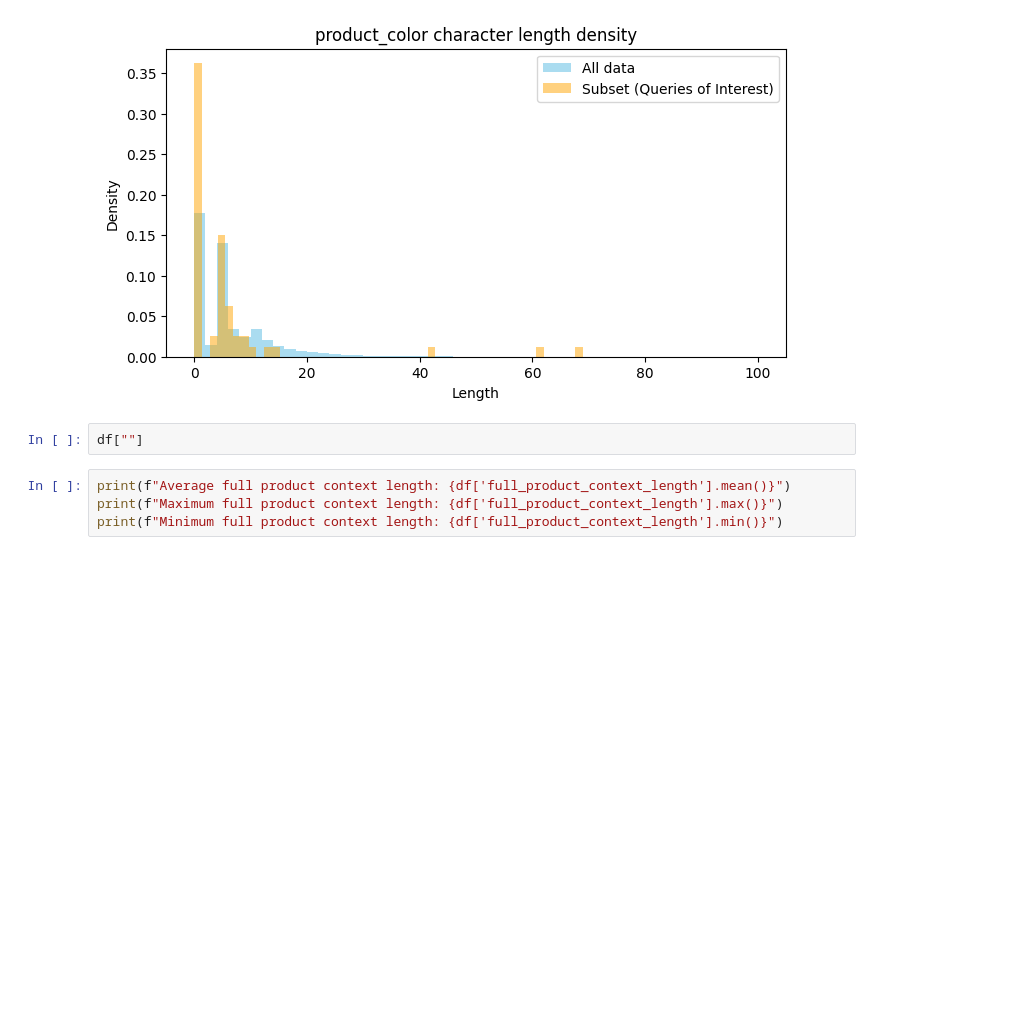
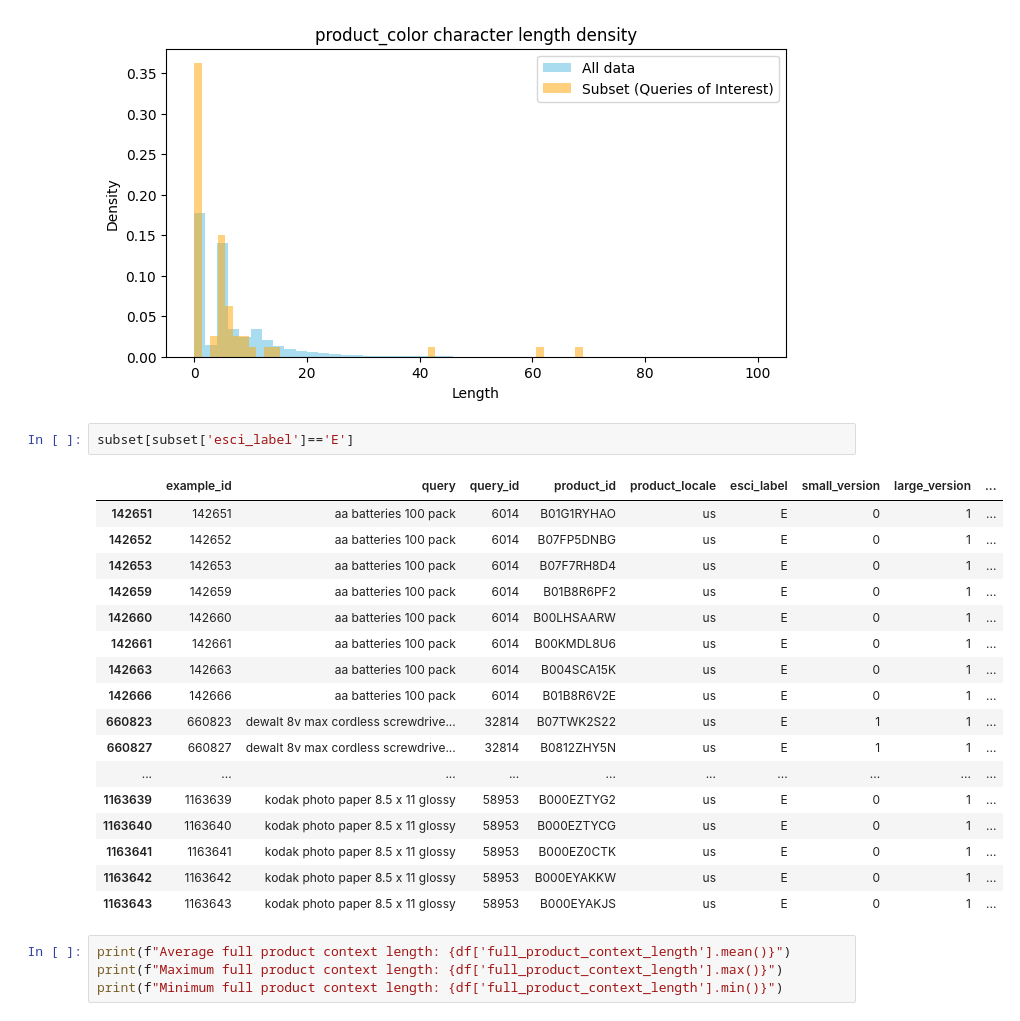
Before and after one commit to atastats/grainger_project, a Jupyter notebook: label_verification/notebooks/eda.ipynb, the cells around one changed output. Saved outputs shown, nothing was run; the diff lists cells and outputs as text; blank space fills up the shorter version.

```diff
--- a/label_verification/notebooks/eda.ipynb
+++ b/label_verification/notebooks/eda.ipynb
@@ -136,7 +136,25 @@ for c in cols_of_interest:
 [figure]
 [figure]
 # %%
-df[""]
+subset[subset['esci_label']=='E']
+# %% [output]
+|  | example_id | query | query_id | product_id | product_locale | esci_label | small_version | large_version | ... |
+| 142651 | 142651 | aa batteries 100 pack | 6014 | B01G1RYHAO | us | E | 0 | 1 | ... |
+| 142652 | 142652 | aa batteries 100 pack | 6014 | B07FP5DNBG | us | E | 0 | 1 | ... |
+| 142653 | 142653 | aa batteries 100 pack | 6014 | B07F7RH8D4 | us | E | 0 | 1 | ... |
+| 142659 | 142659 | aa batteries 100 pack | 6014 | B01B8R6PF2 | us | E | 0 | 1 | ... |
+| 142660 | 142660 | aa batteries 100 pack | 6014 | B00LHSAARW | us | E | 0 | 1 | ... |
+| 142661 | 142661 | aa batteries 100 pack | 6014 | B00KMDL8U6 | us | E | 0 | 1 | ... |
+| 142663 | 142663 | aa batteries 100 pack | 6014 | B004SCA15K | us | E | 0 | 1 | ... |
+| 142666 | 142666 | aa batteries 100 pack | 6014 | B01B8R6V2E | us | E | 0 | 1 | ... |
+| 660823 | 660823 | dewalt 8v max cordless screwdrive... | 32814 | B07TWK2S22 | us | E | 1 | 1 | ... |
+| 660827 | 660827 | dewalt 8v max cordless screwdrive... | 32814 | B0812ZHY5N | us | E | 1 | 1 | ... |
+| ... | ... | ... | ... | ... | ... | ... | ... | ... | ... |
+| 1163639 | 1163639 | kodak photo paper 8.5 x 11 glossy | 58953 | B000EZTYG2 | us | E | 0 | 1 | ... |
+| 1163640 | 1163640 | kodak photo paper 8.5 x 11 glossy | 58953 | B000EZTYCG | us | E | 0 | 1 | ... |
+| 1163641 | 1163641 | kodak photo paper 8.5 x 11 glossy | 58953 | B000EZ0CTK | us | E | 0 | 1 | ... |
+| 1163642 | 1163642 | kodak photo paper 8.5 x 11 glossy | 58953 | B000EYAKKW | us | E | 0 | 1 | ... |
+| 1163643 | 1163643 | kodak photo paper 8.5 x 11 glossy | 58953 | B000EYAKJS | us | E | 0 | 1 | ... |
 # %%
 print(f"Average full product context length: {df['full_product_context_length'].mean()}")
 print(f"Maximum full product context length: {df['full_product_context_length'].max()}")
```
Also changed, not shown: parts of 1 cell of this notebook, 2 other files.
